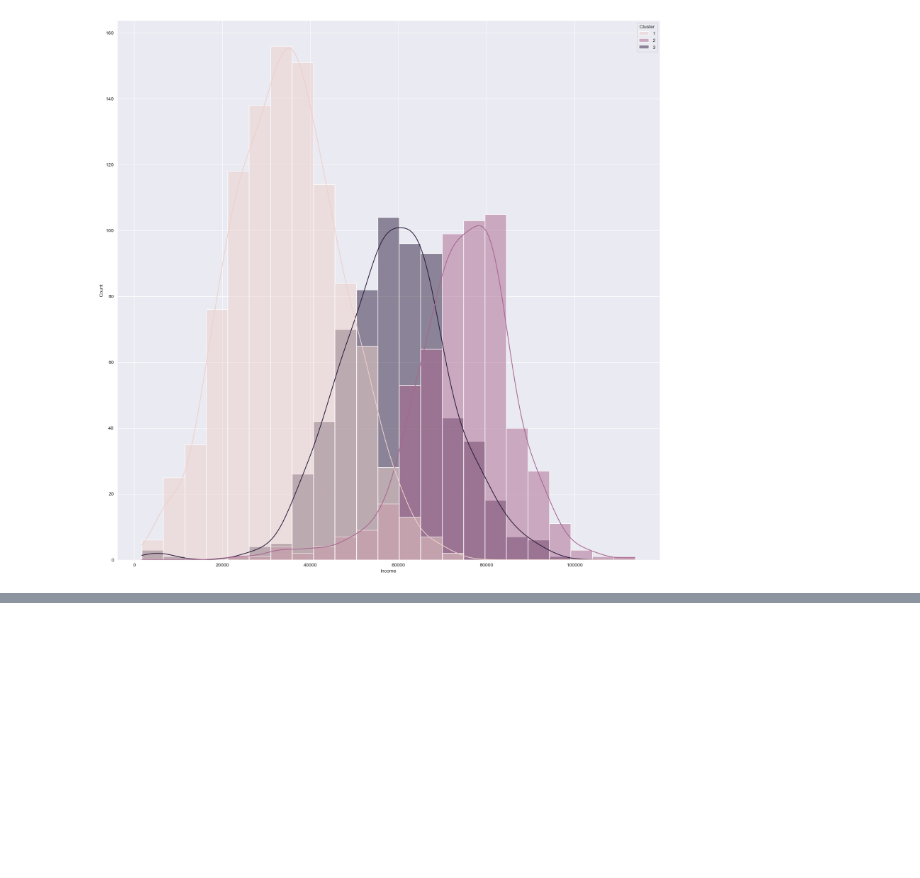
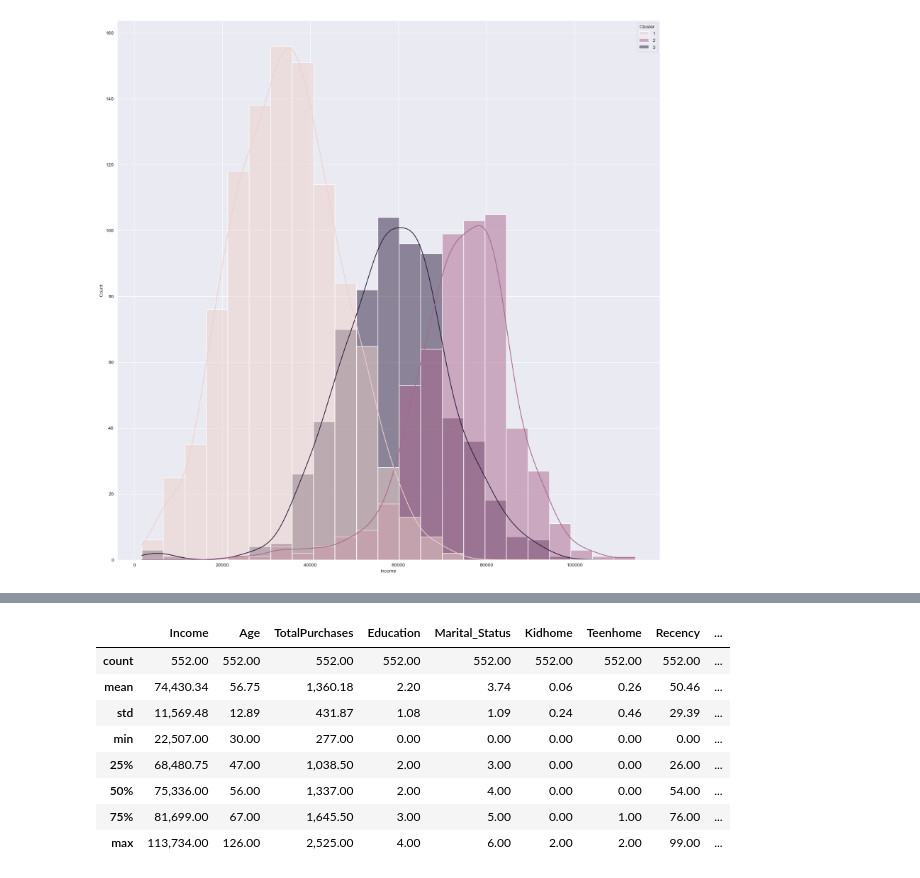
Before and after one commit to emmanuelaraba/customer-classification, a Jupyter notebook: customer-classification.ipynb, the cells around one changed output, grey strips where cells are left out. Cells and saved outputs as stored; diff of their text form; code cells hidden in the pictures; blank space fills up the shorter version.

```diff
--- a/customer-classification.ipynb
+++ b/customer-classification.ipynb
@@ -400,0 +449,12 @@ plt.show()
+# %%
+cluster_2.describe()
+# %% [output]
+|  | Income | Age | TotalPurchases | Education | Marital_Status | Kidhome | Teenhome | Recency | ... |
+| count | 552.00 | 552.00 | 552.00 | 552.00 | 552.00 | 552.00 | 552.00 | 552.00 | ... |
+| mean | 74,430.34 | 56.75 | 1,360.18 | 2.20 | 3.74 | 0.06 | 0.26 | 50.46 | ... |
+| std | 11,569.48 | 12.89 | 431.87 | 1.08 | 1.09 | 0.24 | 0.46 | 29.39 | ... |
+| min | 22,507.00 | 30.00 | 277.00 | 0.00 | 0.00 | 0.00 | 0.00 | 0.00 | ... |
+| 25% | 68,480.75 | 47.00 | 1,038.50 | 2.00 | 3.00 | 0.00 | 0.00 | 26.00 | ... |
+| 50% | 75,336.00 | 56.00 | 1,337.00 | 2.00 | 4.00 | 0.00 | 0.00 | 54.00 | ... |
+| 75% | 81,699.00 | 67.00 | 1,645.50 | 3.00 | 5.00 | 0.00 | 1.00 | 76.00 | ... |
+| max | 113,734.00 | 126.00 | 2,525.00 | 4.00 | 6.00 | 2.00 | 2.00 | 99.00 | ... |
```
Also changed, not shown: parts of 10 cells of this notebook.
